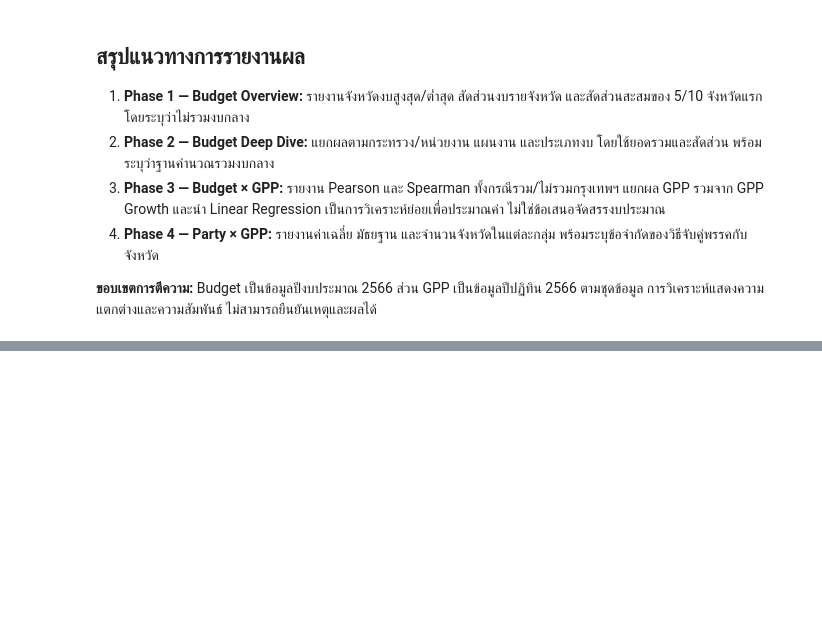
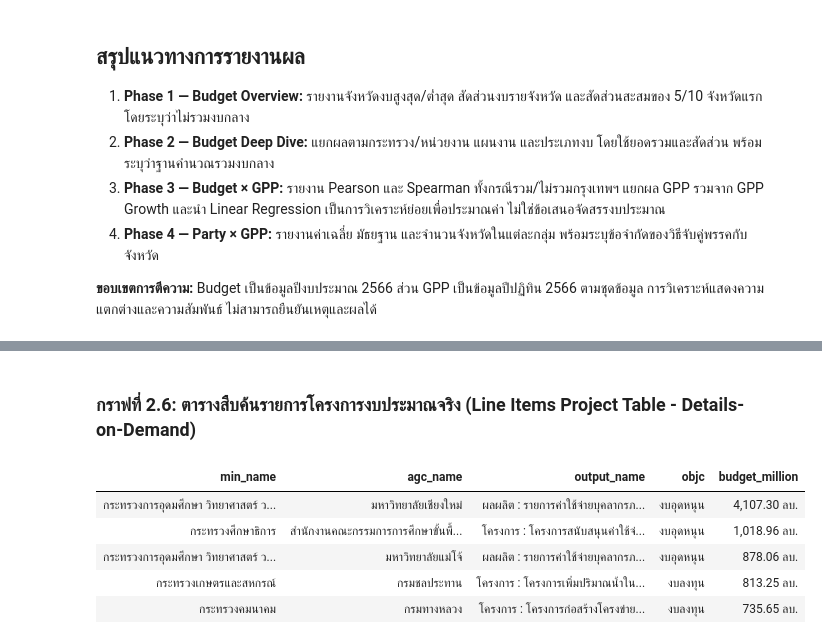
Before and after one commit to niradaa-art/project_BP_group8, a Jupyter notebook: Project_Colab_group8.ipynb, the cells around one changed output, grey strips where cells are left out. Cells and saved outputs as stored; diff of their text form; code cells hidden in the pictures; blank space fills up the shorter version.

```diff
--- a/Project_Colab_group8.ipynb
+++ b/Project_Colab_group8.ipynb
@@ -2063,0 +2457,12 @@ plt.xlabel('Party Group (see table for names)'); plt.ylabel('Mean GPP Growth (%)
+# %%
+target_prov = "จังหวัดเชียงใหม่"
+cm_data = master_df[master_df['changwad_area_name'] == target_prov].iloc[0]
+
+prov_kpis = pd.DataFrame([
+    {"ตัวชี้วัดเฉพาะจังหวัด (Provincial KPI)": "💰 งบประมาณที่ได้รับจัดสรร", "มูลค่า": f"{cm_data['budget_million']:,.2f} ล้านบาท", "อันดับของประเทศ (National Rank)": f"อันดับที่ {int(cm_data['budget_rank'])} จาก 77 จังหวัด"},
+    {"ตัวชี้วัดเฉพาะจังหวัด (Provincial KPI)": "📐 สัดส่วนต่องบประมาณทั้งประเทศ", "มูลค่า": f"{cm_data['budget_share_national_pct']:.2f}%", "อันดับของประเทศ (National Rank)": "คิดเป็นสัดส่วนของงบแผ่นดินทั้งหมด"},
+    {"ตัวชี้วัดเฉพาะจังหวัด (Provincial KPI)": "👥 งบประมาณต่อหัวประชากร", "มูลค่า": f"{cm_data['budget_per_capita_thb']:,.0f} บาท/คน", "อันดับของประเทศ (National Rank)": f"อันดับที่ {int(cm_data['budget_per_capita_rank'])} จาก 77 จังหวัด"},
+    {"ตัวชี้วัดเฉพาะจังหวัด (Provincial KPI)": "🏭 ผลิตภัณฑ์มวลรวมจังหวัด (GPP)", "มูลค่า": f"{cm_data['gpp_million']:,.2f} ล้านบาท", "อันดับของประเทศ (National Rank)": f"อันดับที่ {int(cm_data['gpp_rank'])} จาก 77 จังหวัด"}
+])
+
+display(HTML(prov_kpis.to_html(index=False, classes='table table-dark table-hover', justify='center')))
@@ -2063,0 +2485,20 @@ plt.xlabel('Party Group (see table for names)'); plt.ylabel('Mean GPP Growth (%)
+# %%
+cm_b = b_clean[b_clean['changwad_area_name'] == target_prov]
+cm_objc = cm_b.groupby('objc')['budget'].sum().reset_index()
+cm_objc['budget_million'] = cm_objc['budget'] / 1e6
+
+fig_cm_donut = go.Figure(go.Pie(
+    labels=cm_objc['objc'],
+    values=cm_objc['budget_million'],
+    hole=0.52,
+    marker=dict(colors=['#38bdf8', '#818cf8', '#c084fc', '#f472b6', '#fb7185']),
+    textinfo='label+percent',
+    hovertemplate="<b>%{label}</b><br>งบประมาณ: %{value:,.2f} ล้านบาท<br>สัดส่วน: %{percent}<extra></extra>"
+))
+
+fig_cm_donut.update_layout(
+    title=f"🧾 โครงสร้างงบประมาณ 5 หมวดของ{target_prov}",
+    height=440,
+    template='plotly_dark'
+)
+fig_cm_donut.show()
@@ -2063,0 +2628,19 @@ plt.xlabel('Party Group (see table for names)'); plt.ylabel('Mean GPP Growth (%)
+# %% [markdown]
+### กราฟที่ 2.6: ตารางสืบค้นรายการโครงการงบประมาณจริง (Line Items Project Table - Details-on-Demand)
+# %%
+projects_sample = cm_b[['min_name', 'agc_name', 'output_name', 'objc', 'budget']].copy()
+projects_sample['budget_million'] = projects_sample['budget'] / 1e6
+projects_sample = projects_sample.sort_values('budget', ascending=False).head(5)
+
+display(HTML(projects_sample[['min_name', 'agc_name', 'output_name', 'objc', 'budget_million']].to_html(
+    index=False,
+    classes='table table-dark table-striped',
+    formatters={'budget_million': '{:,.2f} ลบ.'.format}
+)))
+# %% [output]
+| min_name | agc_name | output_name | objc | budget_million |
+| กระทรวงการอุดมศึกษา วิทยาศาสตร์ ว... | มหาวิทยาลัยเชียงใหม่ | ผลผลิต : รายการค่าใช้จ่ายบุคลากรภ... | งบอุดหนุน | 4,107.30 ลบ. |
+| กระทรวงศึกษาธิการ | สำนักงานคณะกรรมการการศึกษาขั้นพื้... | โครงการ : โครงการสนับสนุนค่าใช้จ่... | งบอุดหนุน | 1,018.96 ลบ. |
+| กระทรวงการอุดมศึกษา วิทยาศาสตร์ ว... | มหาวิทยาลัยแม่โจ้ | ผลผลิต : รายการค่าใช้จ่ายบุคลากรภ... | งบอุดหนุน | 878.06 ลบ. |
+| กระทรวงเกษตรและสหกรณ์ | กรมชลประทาน | โครงการ : โครงการเพิ่มปริมาณน้ำใน... | งบลงทุน | 813.25 ลบ. |
+| กระทรวงคมนาคม | กรมทางหลวง | โครงการ : โครงการก่อสร้างโครงข่าย... | งบลงทุน | 735.65 ลบ. |
```
Also changed, not shown: parts of 96 cells of this notebook.
